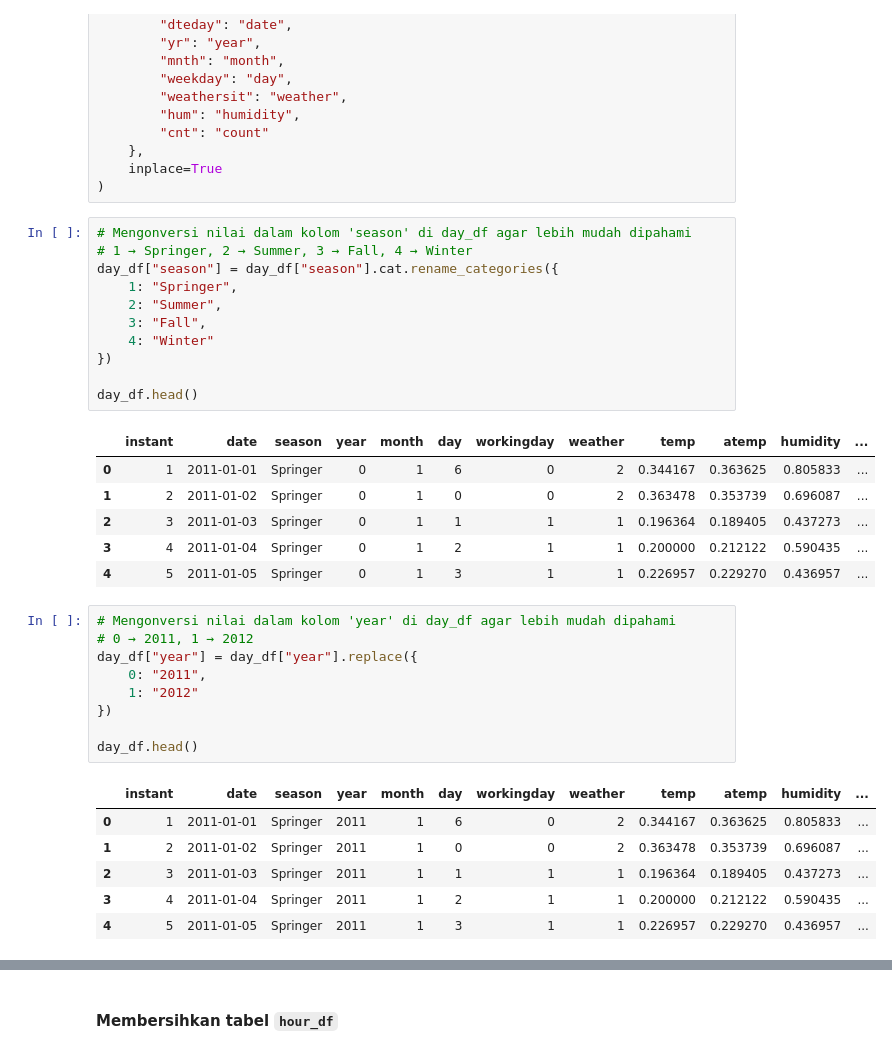
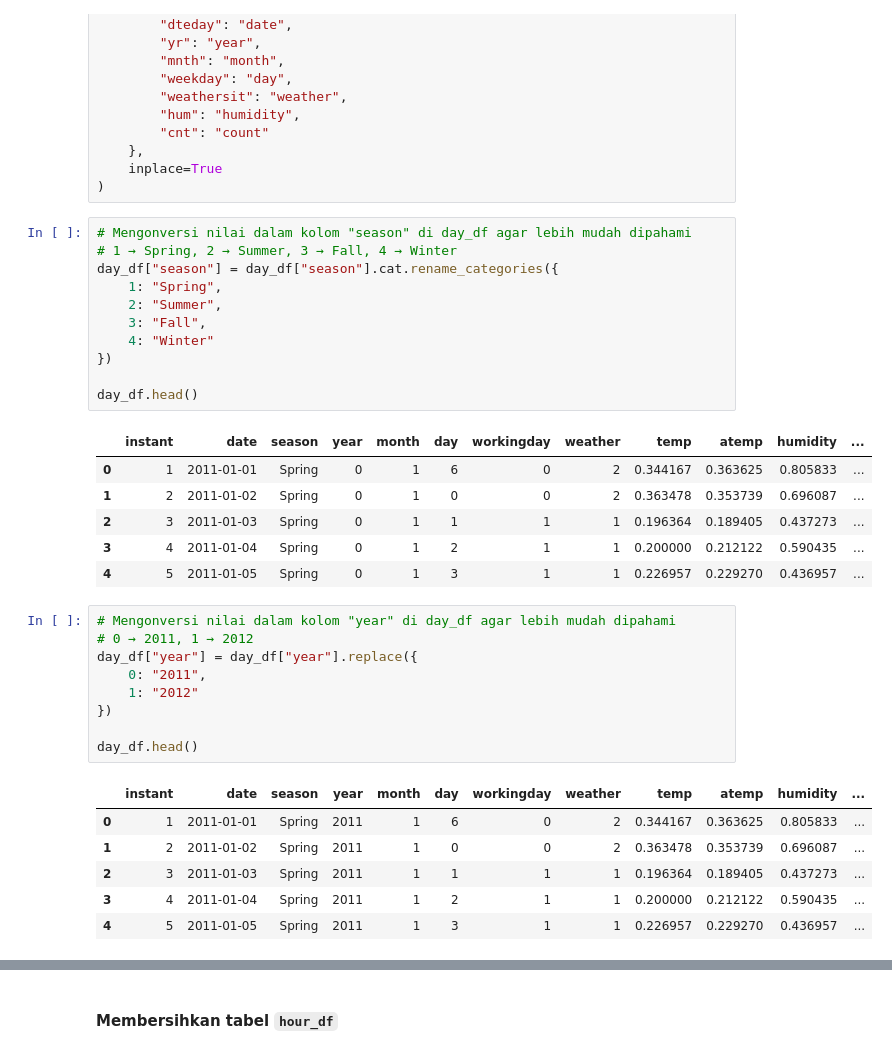
Before and after one commit to bintang58/bike-sharing-analysis, a Jupyter notebook: notebook.ipynb, the cells around one changed output, grey strips where cells are left out. Saved outputs shown, nothing was run; the diff lists cells and outputs as text.

```diff
--- a/notebook.ipynb
+++ b/notebook.ipynb
@@ -234,25 +236,25 @@ day_df.rename(
     inplace=True
 )
 # %%
-# Mengonversi nilai dalam kolom 'season' di day_df agar lebih mudah dipahami
-# 1 → Springer, 2 → Summer, 3 → Fall, 4 → Winter
+# Mengonversi nilai dalam kolom "season" di day_df agar lebih mudah dipahami
+# 1 → Spring, 2 → Summer, 3 → Fall, 4 → Winter
 day_df["season"] = day_df["season"].cat.rename_categories({
-    1: "Springer",
+    1: "Spring",
     2: "Summer",
     3: "Fall",
     4: "Winter"
 })
 
 day_df.head()
 # %% [output]
 |  | instant | date | season | year | month | day | workingday | weather | temp | atemp | humidity | ... |
-| 0 | 1 | 2011-01-01 | Springer | 0 | 1 | 6 | 0 | 2 | 0.344167 | 0.363625 | 0.805833 | ... |
-| 1 | 2 | 2011-01-02 | Springer | 0 | 1 | 0 | 0 | 2 | 0.363478 | 0.353739 | 0.696087 | ... |
-| 2 | 3 | 2011-01-03 | Springer | 0 | 1 | 1 | 1 | 1 | 0.196364 | 0.189405 | 0.437273 | ... |
-| 3 | 4 | 2011-01-04 | Springer | 0 | 1 | 2 | 1 | 1 | 0.200000 | 0.212122 | 0.590435 | ... |
-| 4 | 5 | 2011-01-05 | Springer | 0 | 1 | 3 | 1 | 1 | 0.226957 | 0.229270 | 0.436957 | ... |
+| 0 | 1 | 2011-01-01 | Spring | 0 | 1 | 6 | 0 | 2 | 0.344167 | 0.363625 | 0.805833 | ... |
+| 1 | 2 | 2011-01-02 | Spring | 0 | 1 | 0 | 0 | 2 | 0.363478 | 0.353739 | 0.696087 | ... |
+| 2 | 3 | 2011-01-03 | Spring | 0 | 1 | 1 | 1 | 1 | 0.196364 | 0.189405 | 0.437273 | ... |
+| 3 | 4 | 2011-01-04 | Spring | 0 | 1 | 2 | 1 | 1 | 0.200000 | 0.212122 | 0.590435 | ... |
+| 4 | 5 | 2011-01-05 | Spring | 0 | 1 | 3 | 1 | 1 | 0.226957 | 0.229270 | 0.436957 | ... |
 # %%
-# Mengonversi nilai dalam kolom 'year' di day_df agar lebih mudah dipahami
+# Mengonversi nilai dalam kolom "year" di day_df agar lebih mudah dipahami
 # 0 → 2011, 1 → 2012
 day_df["year"] = day_df["year"].replace({
     0: "2011",
@@ -262,11 +264,11 @@ day_df["year"] = day_df["year"].replace({
 day_df.head()
 # %% [output]
 |  | instant | date | season | year | month | day | workingday | weather | temp | atemp | humidity | ... |
-| 0 | 1 | 2011-01-01 | Springer | 2011 | 1 | 6 | 0 | 2 | 0.344167 | 0.363625 | 0.805833 | ... |
-| 1 | 2 | 2011-01-02 | Springer | 2011 | 1 | 0 | 0 | 2 | 0.363478 | 0.353739 | 0.696087 | ... |
-| 2 | 3 | 2011-01-03 | Springer | 2011 | 1 | 1 | 1 | 1 | 0.196364 | 0.189405 | 0.437273 | ... |
-| 3 | 4 | 2011-01-04 | Springer | 2011 | 1 | 2 | 1 | 1 | 0.200000 | 0.212122 | 0.590435 | ... |
-| 4 | 5 | 2011-01-05 | Springer | 2011 | 1 | 3 | 1 | 1 | 0.226957 | 0.229270 | 0.436957 | ... |
+| 0 | 1 | 2011-01-01 | Spring | 2011 | 1 | 6 | 0 | 2 | 0.344167 | 0.363625 | 0.805833 | ... |
+| 1 | 2 | 2011-01-02 | Spring | 2011 | 1 | 0 | 0 | 2 | 0.363478 | 0.353739 | 0.696087 | ... |
+| 2 | 3 | 2011-01-03 | Spring | 2011 | 1 | 1 | 1 | 1 | 0.196364 | 0.189405 | 0.437273 | ... |
+| 3 | 4 | 2011-01-04 | Spring | 2011 | 1 | 2 | 1 | 1 | 0.200000 | 0.212122 | 0.590435 | ... |
+| 4 | 5 | 2011-01-05 | Spring | 2011 | 1 | 3 | 1 | 1 | 0.226957 | 0.229270 | 0.436957 | ... |
 # %%
 # Mengonversi nilai dalam kolom "month" di day_df agar lebih mudah dipahami
 # 1 → January, 2 → February, ..., 12 → December
```
Also changed, not shown: parts of 40 cells of this notebook.
